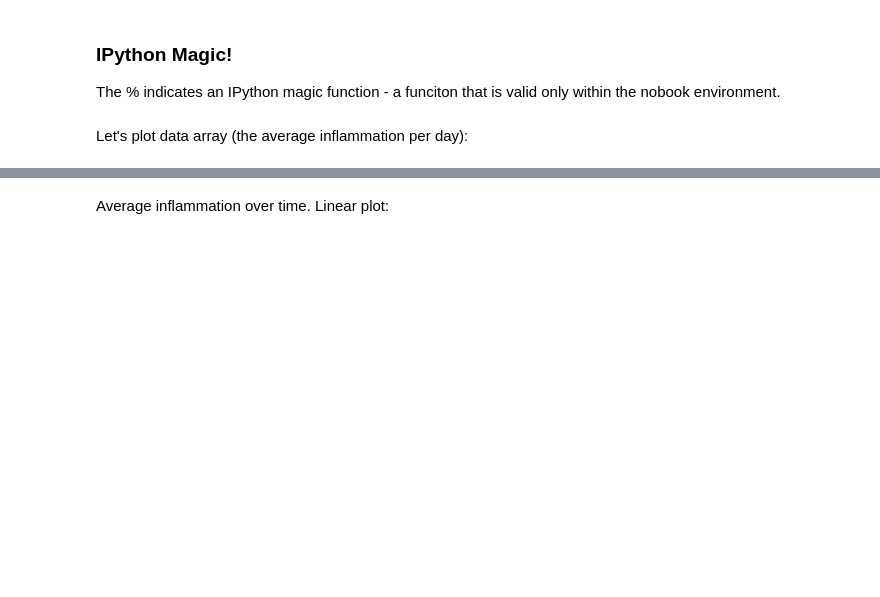
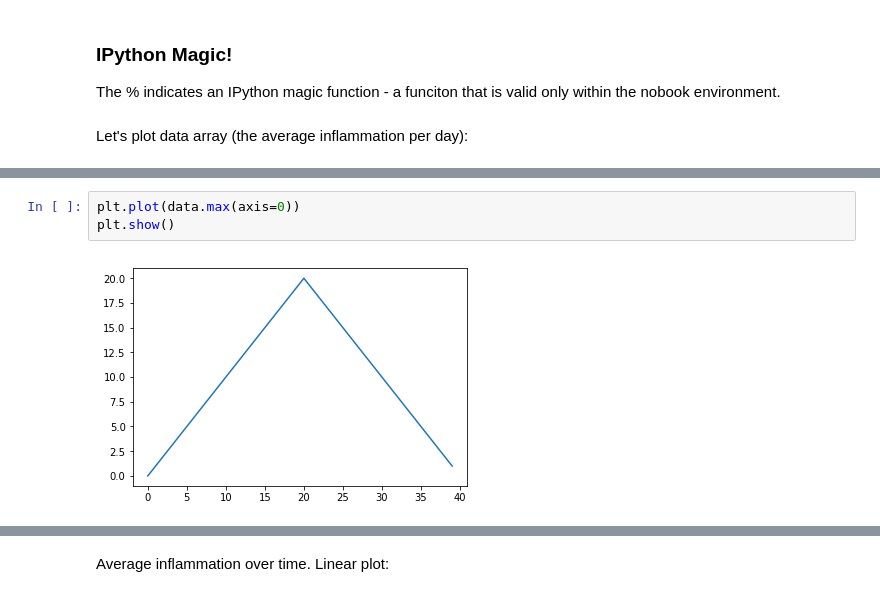
Before and after one commit to iipr-Master-Data-Science/scw_python_cftmat_2018, a Jupyter notebook: programming-with-python/ProgPy_Analyzing_Patient_Data.ipynb, the cells around one changed output, grey strips where cells are left out. Cells and saved outputs as stored; diff of their text form; blank space fills up the shorter version.

```diff
--- a/programming-with-python/ProgPy_Analyzing_Patient_Data.ipynb
+++ b/programming-with-python/ProgPy_Analyzing_Patient_Data.ipynb
@@ -134,0 +334,5 @@ Let's plot data array (the average inflammation per day):
+# %%
+plt.plot(data.max(axis=0))
+plt.show()
+# %% [output]
+[figure, added]
```
Also changed, not shown: parts of 51 cells of this notebook, 2 other files.
